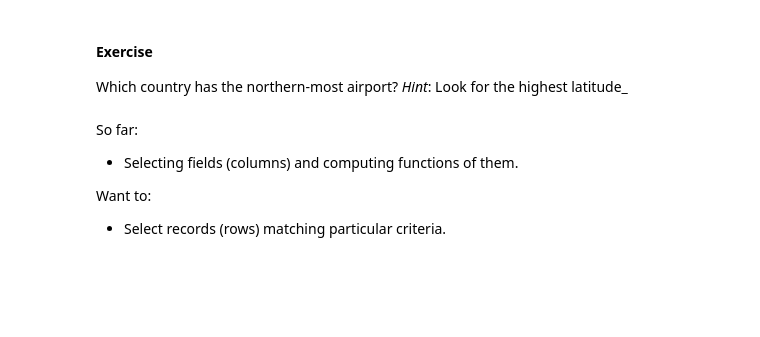
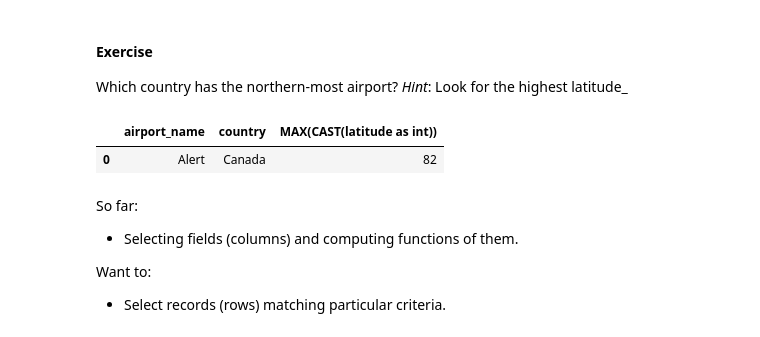
Before and after one commit to admveen/Flatiron_PG_DS, a Jupyter notebook: Phase1_Top6_SQL/Ph1_T6_SQLBasics.ipynb, the cells around one changed output. Drawn from its saved outputs; the diff is of its cells as text; code cells hidden in the pictures; blank space fills up the shorter version.

```diff
--- a/Phase1_Top6_SQL/Ph1_T6_SQLBasics.ipynb
+++ b/Phase1_Top6_SQL/Ph1_T6_SQLBasics.ipynb
@@ -406,6 +406,17 @@ sql_query_df
 Which country has the northern-most airport?  *Hint*: Look for the highest latitude_
 # %%
 # Help me do this!
+
+pd.read_sql("""
+
+SELECT name AS airport_name, country, MAX(CAST(latitude as int))
+FROM airports
+
+
+""", con)
+# %% [output]
+|  | airport_name | country | MAX(CAST(latitude as int)) |
+| 0 | Alert | Canada | 82 |
 # %% [markdown]
 So far:
 - Selecting fields (columns) and computing functions of them.
```
Also changed, not shown: parts of 7 cells of this notebook, 24 other files.
